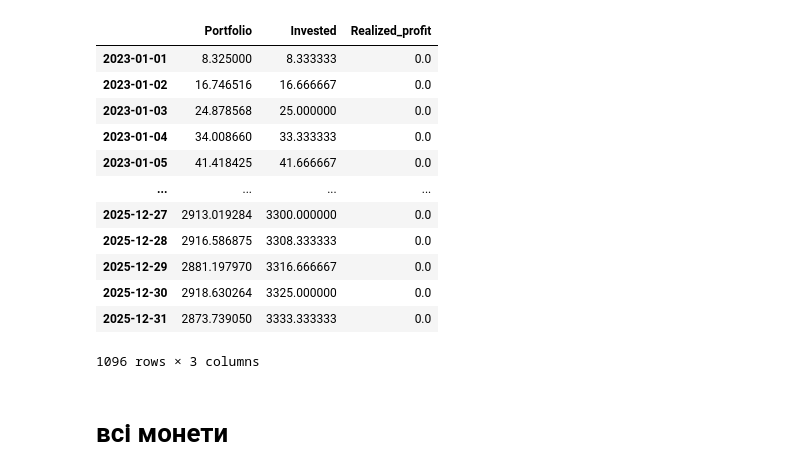
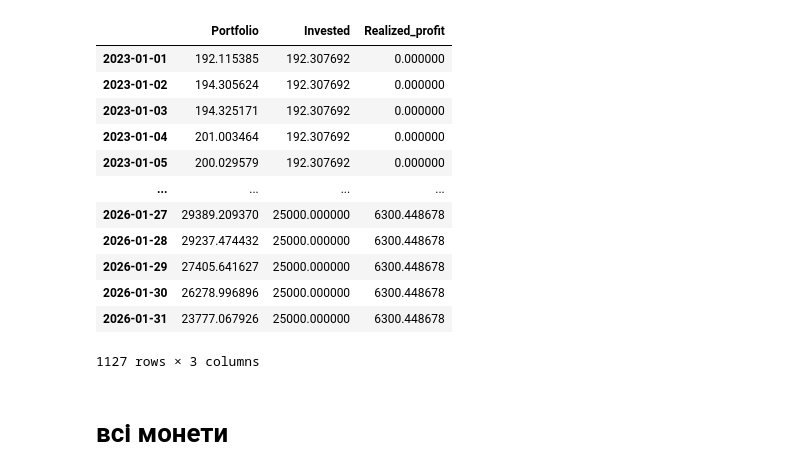
Before and after one commit to Familenko/backtest, a Jupyter notebook: test_dca.ipynb, the cells around one changed output. Saved outputs shown, nothing was run; the diff lists cells and outputs as text; code cells hidden in the pictures.

```diff
--- a/test_dca.ipynb
+++ b/test_dca.ipynb
@@ -76,18 +77,18 @@ dca_metrics
-# %%
-dca_result
-# %% [output]
-|  | Portfolio | Invested | Realized_profit |
-| 2023-01-01 | 8.325000 | 8.333333 | 0.0 |
-| 2023-01-02 | 16.746516 | 16.666667 | 0.0 |
-| 2023-01-03 | 24.878568 | 25.000000 | 0.0 |
-| 2023-01-04 | 34.008660 | 33.333333 | 0.0 |
-| 2023-01-05 | 41.418425 | 41.666667 | 0.0 |
-| ... | ... | ... | ... |
-| 2025-12-27 | 2913.019284 | 3300.000000 | 0.0 |
-| 2025-12-28 | 2916.586875 | 3308.333333 | 0.0 |
-| 2025-12-29 | 2881.197970 | 3316.666667 | 0.0 |
-| 2025-12-30 | 2918.630264 | 3325.000000 | 0.0 |
-| 2025-12-31 | 2873.739050 | 3333.333333 | 0.0 |
-1096 rows × 3 columns
+# %%
+res
+# %% [output]
+|  | Portfolio | Invested | Realized_profit |
+| 2023-01-01 | 192.115385 | 192.307692 | 0.000000 |
+| 2023-01-02 | 194.305624 | 192.307692 | 0.000000 |
+| 2023-01-03 | 194.325171 | 192.307692 | 0.000000 |
+| 2023-01-04 | 201.003464 | 192.307692 | 0.000000 |
+| 2023-01-05 | 200.029579 | 192.307692 | 0.000000 |
+| ... | ... | ... | ... |
+| 2026-01-27 | 29389.209370 | 25000.000000 | 6300.448678 |
+| 2026-01-28 | 29237.474432 | 25000.000000 | 6300.448678 |
+| 2026-01-29 | 27405.641627 | 25000.000000 | 6300.448678 |
+| 2026-01-30 | 26278.996896 | 25000.000000 | 6300.448678 |
+| 2026-01-31 | 23777.067926 | 25000.000000 | 6300.448678 |
+1127 rows × 3 columns
 # %% [markdown]
 # всі монети
```
Also changed, not shown: parts of 9 cells of this notebook, 3 other files.
